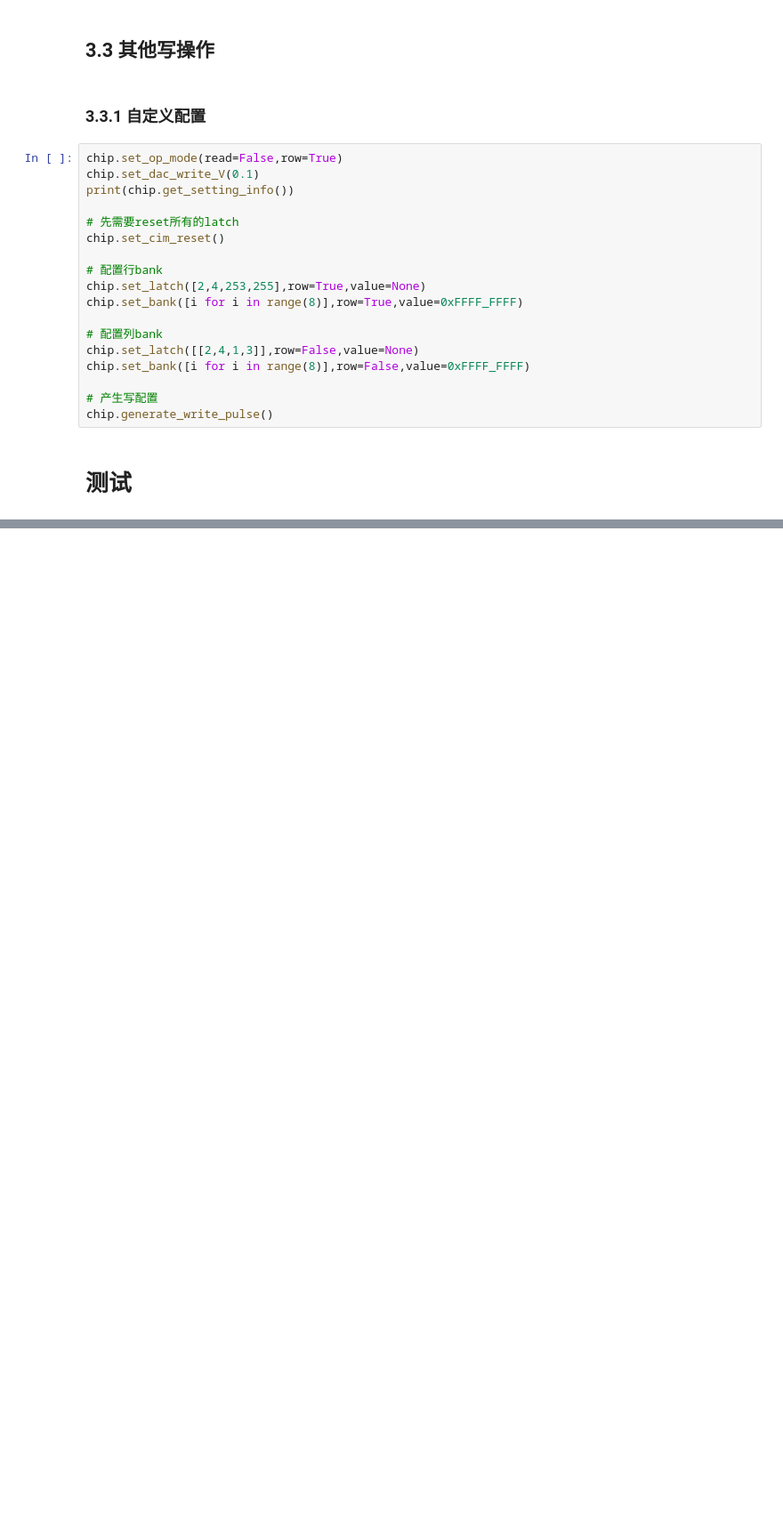
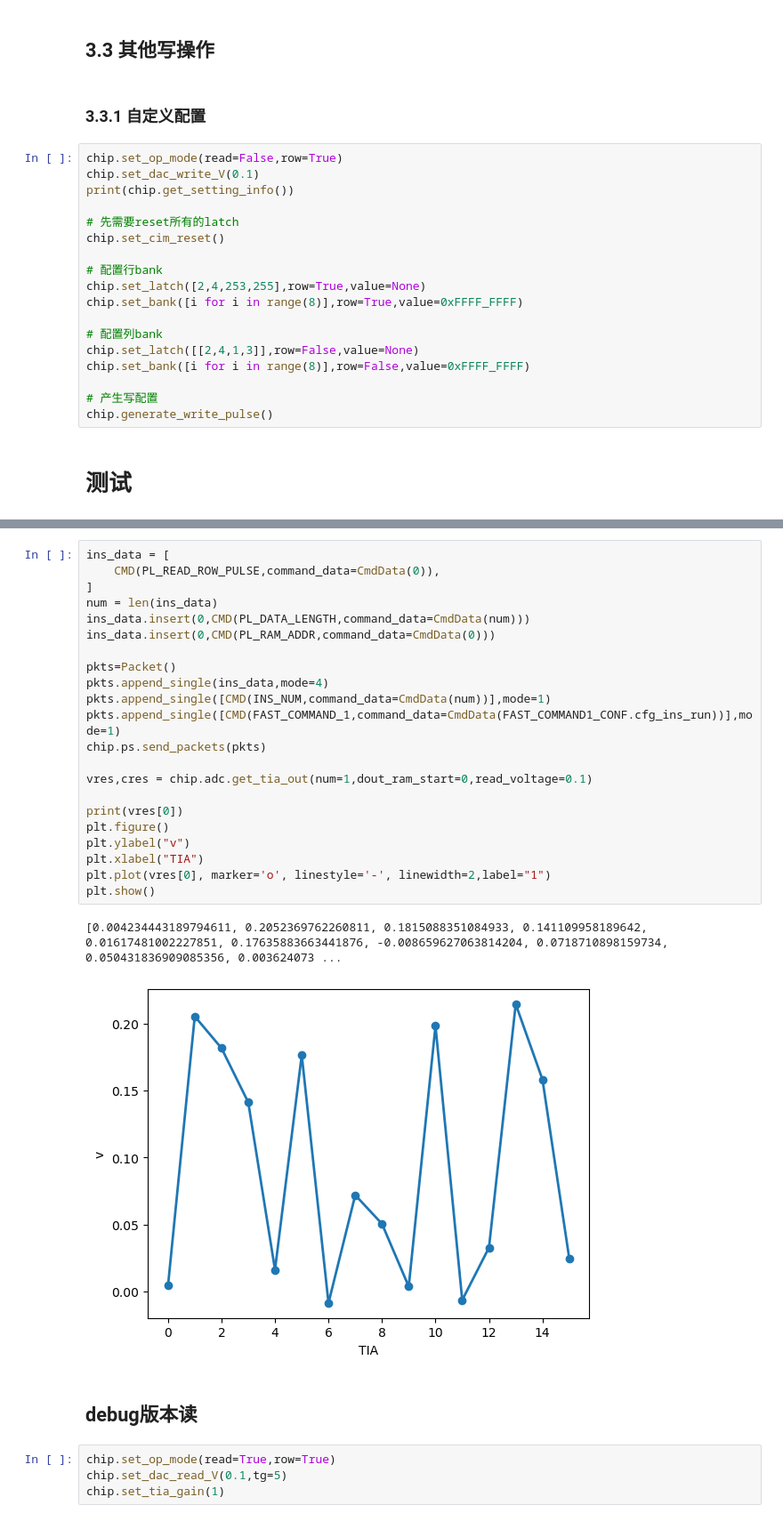
Before and after one commit to bei-meng/host_computer, a Jupyter notebook: 读写操作.ipynb, the cells around one changed output, grey strips where cells are left out. Shown at 89% size. Cells and saved outputs as stored; diff of their text form; blank space fills up the shorter version.

```diff
--- a/读写操作.ipynb
+++ b/读写操作.ipynb
@@ -103,0 +237,31 @@ chip.generate_write_pulse()
+# %%
+ins_data = [
+    CMD(PL_READ_ROW_PULSE,command_data=CmdData(0)),
+]
+num = len(ins_data)
+ins_data.insert(0,CMD(PL_DATA_LENGTH,command_data=CmdData(num)))
+ins_data.insert(0,CMD(PL_RAM_ADDR,command_data=CmdData(0)))
+
+pkts=Packet()
+pkts.append_single(ins_data,mode=4)
+pkts.append_single([CMD(INS_NUM,command_data=CmdData(num))],mode=1)
+pkts.append_single([CMD(FAST_COMMAND_1,command_data=CmdData(FAST_COMMAND1_CONF.cfg_ins_run))],mode=1)
+chip.ps.send_packets(pkts)
+
+vres,cres = chip.adc.get_tia_out(num=1,dout_ram_start=0,read_voltage=0.1)
+
+print(vres[0])
+plt.figure()
+plt.ylabel("v")
+plt.xlabel("TIA")
+plt.plot(vres[0], marker='o', linestyle='-', linewidth=2,label="1")
+plt.show()
+# %% [output]
+[0.004234443189794611, 0.2052369762260811, 0.1815088351084933, 0.141109958189642, 0.01617481002227851, 0.17635883663441876, -0.008659627063814204, 0.0718710898159734, 0.050431836909085356, 0.003624073 ...
+[figure, added]
+# %% [markdown]
+## debug版本读
+# %%
+chip.set_op_mode(read=True,row=True)
+chip.set_dac_read_V(0.1,tg=5)
+chip.set_tia_gain(1)
```
Also changed, not shown: parts of 9 cells of this notebook, 4 other files.
